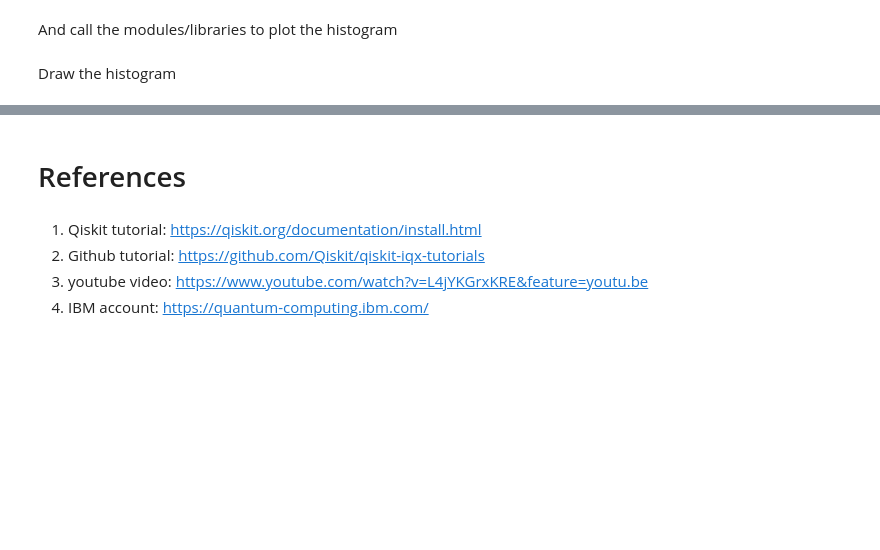
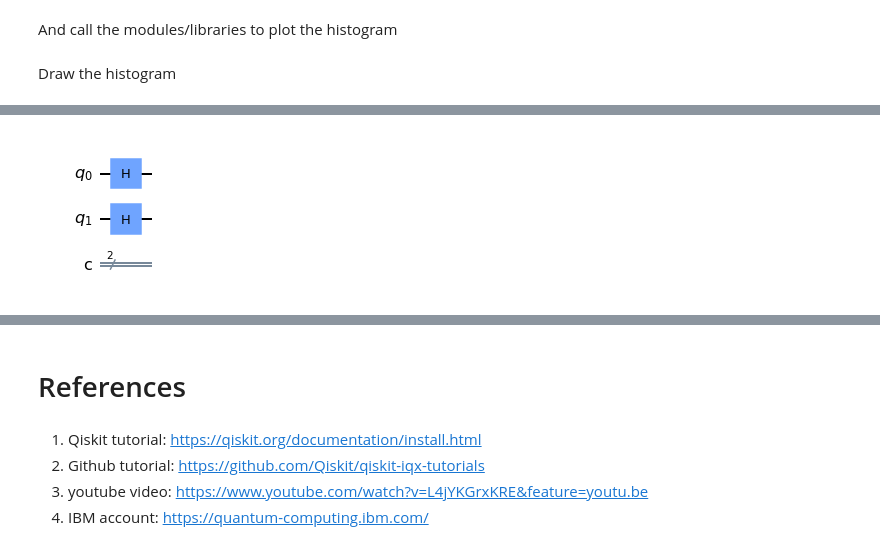
Before and after one commit to jaorduz/IntroQuantumCompu, a Jupyter notebook: NB_1/QC0_3_Qiskit.ipynb, the cells around one changed output, grey strips where cells are left out. Cells and saved outputs as stored; diff of their text form; code cells hidden in the pictures; blank space fills up the shorter version.

```diff
--- a/NB_1/QC0_3_Qiskit.ipynb
+++ b/NB_1/QC0_3_Qiskit.ipynb
@@ -117,0 +115,5 @@ WARNING: Ignoring invalid distribution -iskit-terra (c:\users\javier_orduzducuar
+# %%
+circuit2.h(qr2)
+circuit2.draw(output='mpl')
+# %% [output]
+[figure, added]
```
Also changed, not shown: parts of 10 cells of this notebook.
